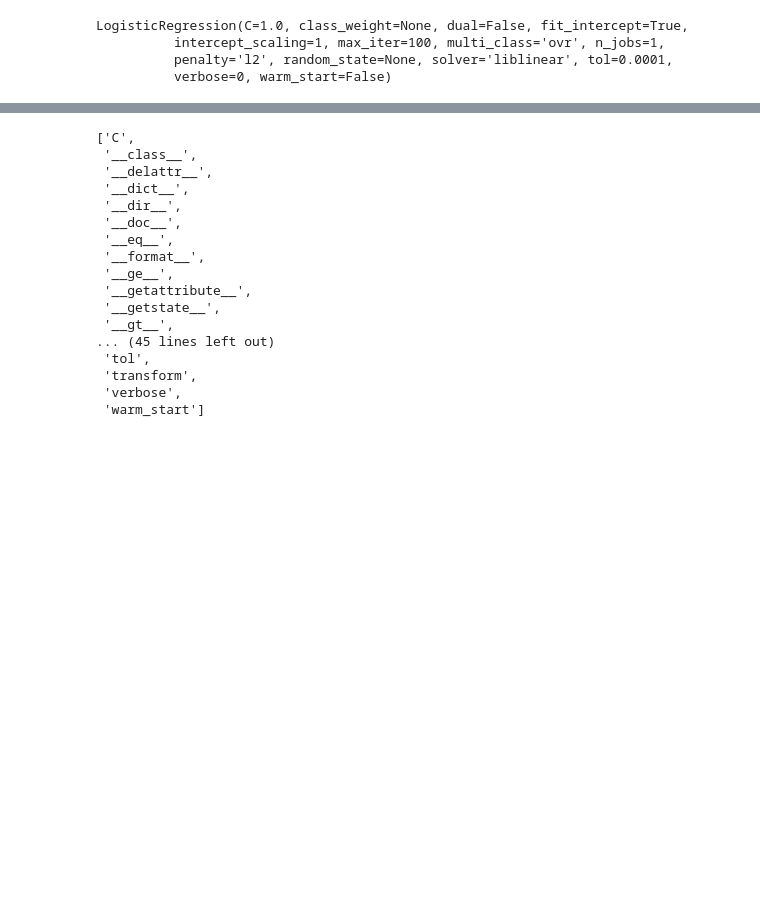
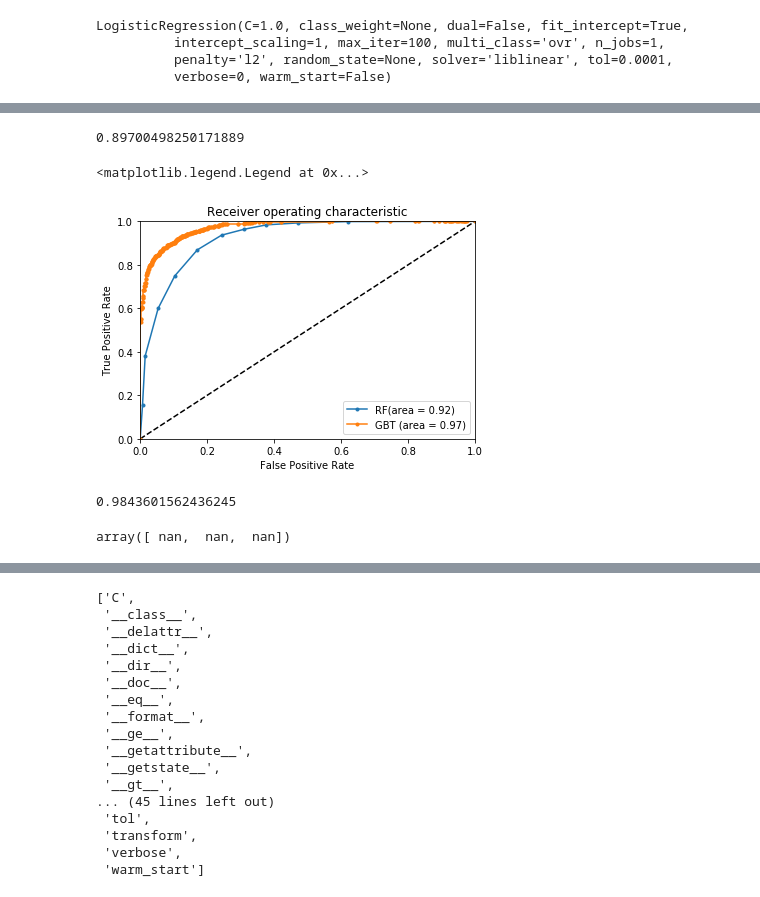
Before and after one commit to doriang102/doriang102.github.io, a Jupyter notebook: notebooks/Classification in Python.ipynb, the cells around one changed output, grey strips where cells are left out. Drawn from its saved outputs; the diff is of its cells as text; code cells hidden in the pictures; blank space fills up the shorter version.

```diff
--- a/notebooks/Classification in Python.ipynb
+++ b/notebooks/Classification in Python.ipynb
@@ -20,0 +99,67 @@ LogisticRegression(C=1.0, class_weight=None, dual=False, fit_intercept=True,
+# %%
+from sklearn import metrics
+clf = ensemble.GradientBoostingClassifier()
+clf = ensemble.RandomForestClassifier()
+
+clf.fit(X_train, y_train)
+y_pred=clf.predict_proba(X_test)[:,1]
+roc_auc_score(y_test, y_pred)
+# %% [output]
+0.89700498250171889
+# %%
+from sklearn.metrics import roc_curve, auc
+# Scale columns for regression.
+#scaler = StandardScaler()
+#X = X.as_matrix().astype(np.float)
+#X = scaler.fit_transform(X)
+
+# Computes the AUC ROC of the classifier.
+def generate_auc(X,y,clf_class,**kwargs):
+    # Construct a kfolds object
+    random_state = np.random.RandomState(0)
+    # Construct training and testing set.
+
+    n_samples, n_features = X.shape
+    half = int(n_samples/1.2)
+    X_train, X_test = X[:half], X[half:]
+    y_train, y_test = y[:half], y[half:]
+
+    # Choose SVC classifier.
+    classifier = clf_class(**kwargs)
+    probas_ = classifier.fit(X_train, y_train).predict_proba(X_test)
+
+    fpr, tpr, thresholds = roc_curve(y_test, probas_[:, 1])
+    roc_auc = auc(fpr, tpr)
+
+    return fpr, tpr, roc_auc, thresholds
+
+def generate_ROCplot(fpr,tpr,label,roc_auc):
+    plt.clf()
+    plt.plot(fpr, tpr, '.-',label='ROC curve (area = %0.2f)' % roc_auc)
+    plt.plot([0, 1], [0, 1], 'k--')
+    plt.xlim([0.0, 1.0])
+    plt.ylim([0.0, 1.0])
+    plt.xlabel('False Positive Rate')
+    plt.ylabel('True Positive Rate')
+    plt.title('Receiver operating characteristic')
+    plt.legend(loc="lower right")
+    plt.show()
+fpr,tpr,roc_auc, thresholds = generate_auc(X,y,ensemble.RandomForestClassifier)
+#generate_ROCplot(fpr,tpr,'LR',roc_auc)
+
+plt.plot([0, 1], [0, 1], 'k--')
+plt.xlim([0.0, 1.0])
+plt.ylim([0.0, 1.0])
+plt.xlabel('False Positive Rate')
+plt.ylabel('True Positive Rate')
+plt.title('Receiver operating characteristic')
+plt.legend(loc="lower right")
+plt.plot(fpr, tpr, '.-',label='RF(area = %0.2f)' % roc_auc)
+
+fpr,tpr,roc_auc, thresholds = generate_auc(X,y,ensemble.GradientBoostingClassifier)
+#generate_ROCplot(fpr,tpr,'LR',roc_auc)
+plt.plot(fpr, tpr, '.-',label='GBT (area = %0.2f)' % roc_auc)
+plt.legend()
+# %% [output]
+<matplotlib.legend.Legend at 0x...>
+[figure, added]
@@ -20,0 +168,11 @@ LogisticRegression(C=1.0, class_weight=None, dual=False, fit_intercept=True,
+# %%
+import numpy as np
+from sklearn.metrics import roc_auc_score
+y_true = np.array([0, 0, 1, 1])
+y_scores = np.array([0.1, 0.4, 0.35, 0.8])
+# %% [output]
+0.9843601562436245
+# %%
+tpr
+# %% [output]
+array([ nan,  nan,  nan])
```
Also changed, not shown: parts of 14 cells of this notebook, 1 other file.
